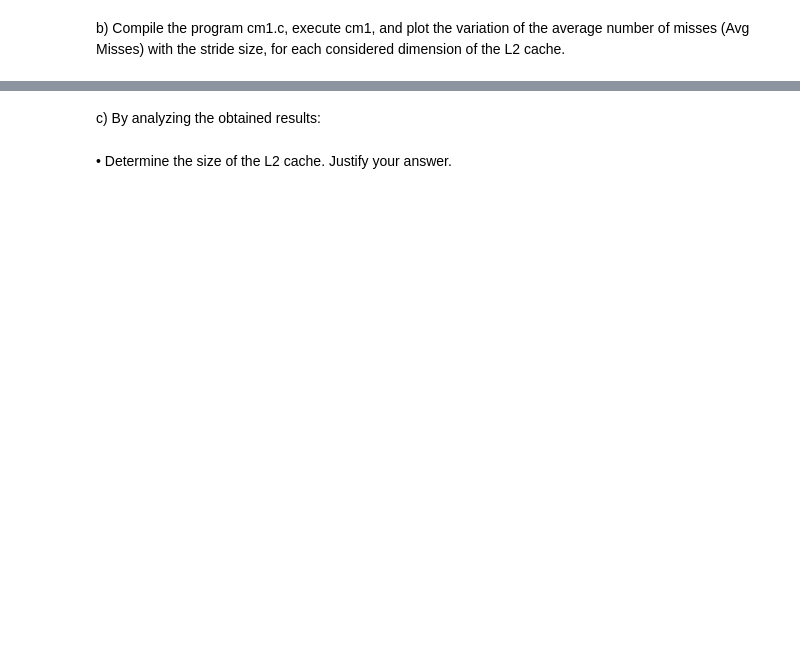
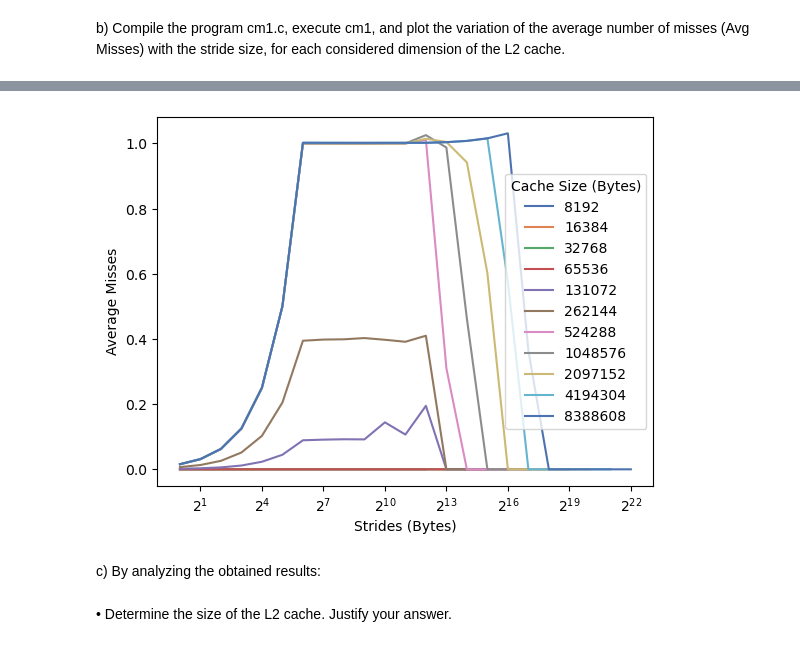
Before and after one commit to diogotcorreia/oc-labs, a Jupyter notebook: src/lab2/respostas_lab2.ipynb, the cells around one changed output, grey strips where cells are left out. Cells and saved outputs as stored; diff of their text form; code cells hidden in the pictures; blank space fills up the shorter version.

```diff
--- a/src/lab2/respostas_lab2.ipynb
+++ b/src/lab2/respostas_lab2.ipynb
@@ -288,0 +346,32 @@ b) Compile the program cm1.c, execute cm1, and plot the variation of the average
+# %%
+def strip_labels(val):
+    value = val.split("=")[1]
+    return float(value) if "." in value else int(value)
+
+
+df = pd.DataFrame()
+for i in range(1):
+    df = pd.concat(
+        (
+            df,
+            pd.read_csv(
+                f"./data/cm1_l2_data{i:0>2}.tsv",
+                delimiter="\t",
+                names=["cache_size", "stride", "avg_misses", "avg_time"],
+                converters={
+                    "cache_size": strip_labels,
+                    "stride": strip_labels,
+                    "avg_misses": strip_labels,
+                    "avg_time": strip_labels,
+                },
+            ),
+        )
+    )
+
+df = df.reset_index()
+# %%
+df_avg = (
+    df.groupby(["cache_size", "stride"], as_index=False).median().drop("index", axis=1)
+)
+
+df_avg.head()
@@ -289,3 +385,13 @@ b) Compile the program cm1.c, execute cm1, and plot the variation of the average
+# %%
+g_results = sns.lineplot(
+    data=df_avg, x="stride", y="avg_misses", hue="cache_size", palette="deep"
+)
+g_results.set_xscale("log", base=2)
+g_results.set_xlabel("Strides (Bytes)")
+g_results.set_ylabel("Average Misses")
+g_results.get_legend().set_title("Cache Size (Bytes)")
+# %% [output]
+[figure, added]
 # %% [markdown]
 c) By analyzing the obtained results:
 # %% [markdown]
```
Also changed, not shown: parts of 40 cells of this notebook.
